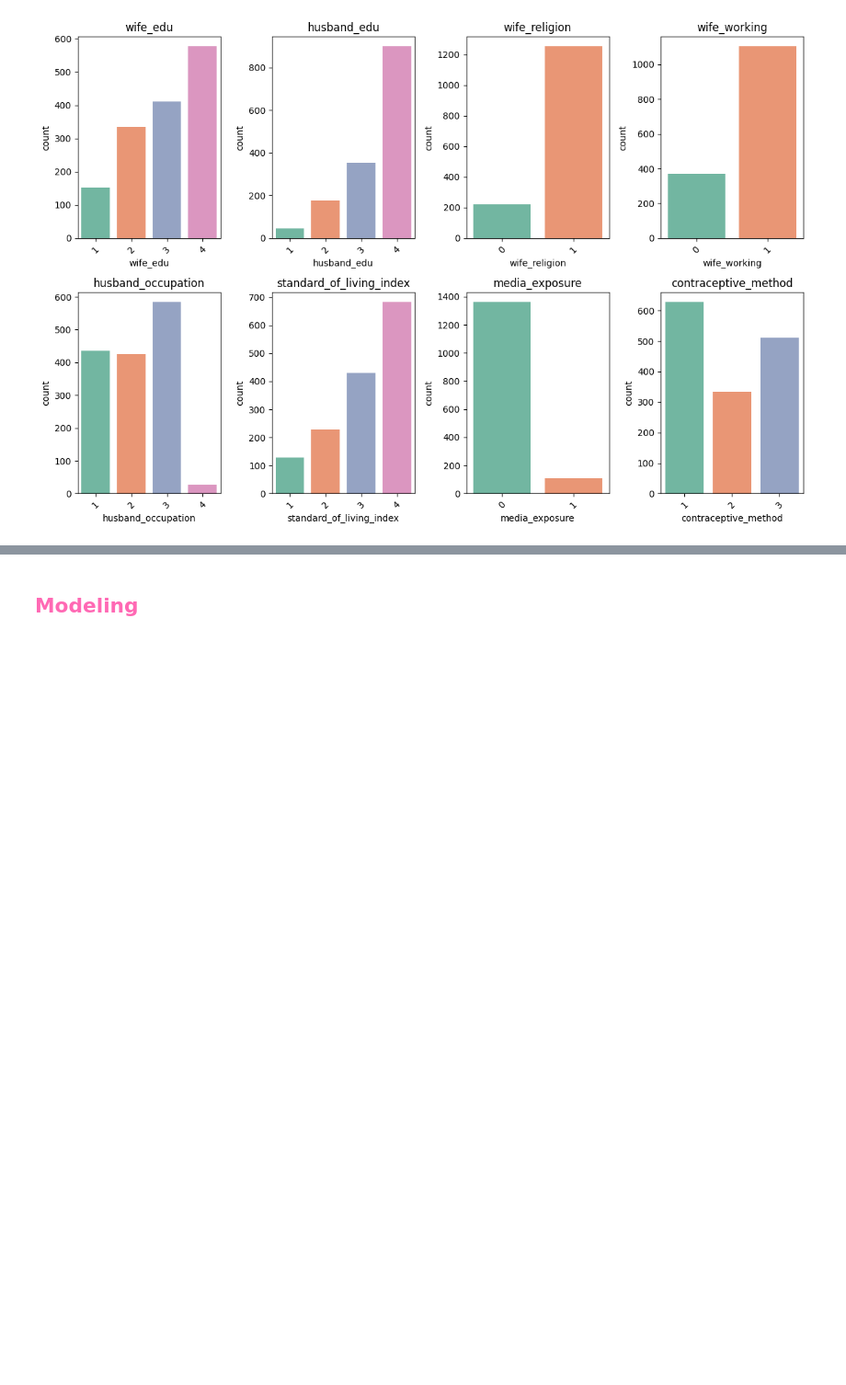
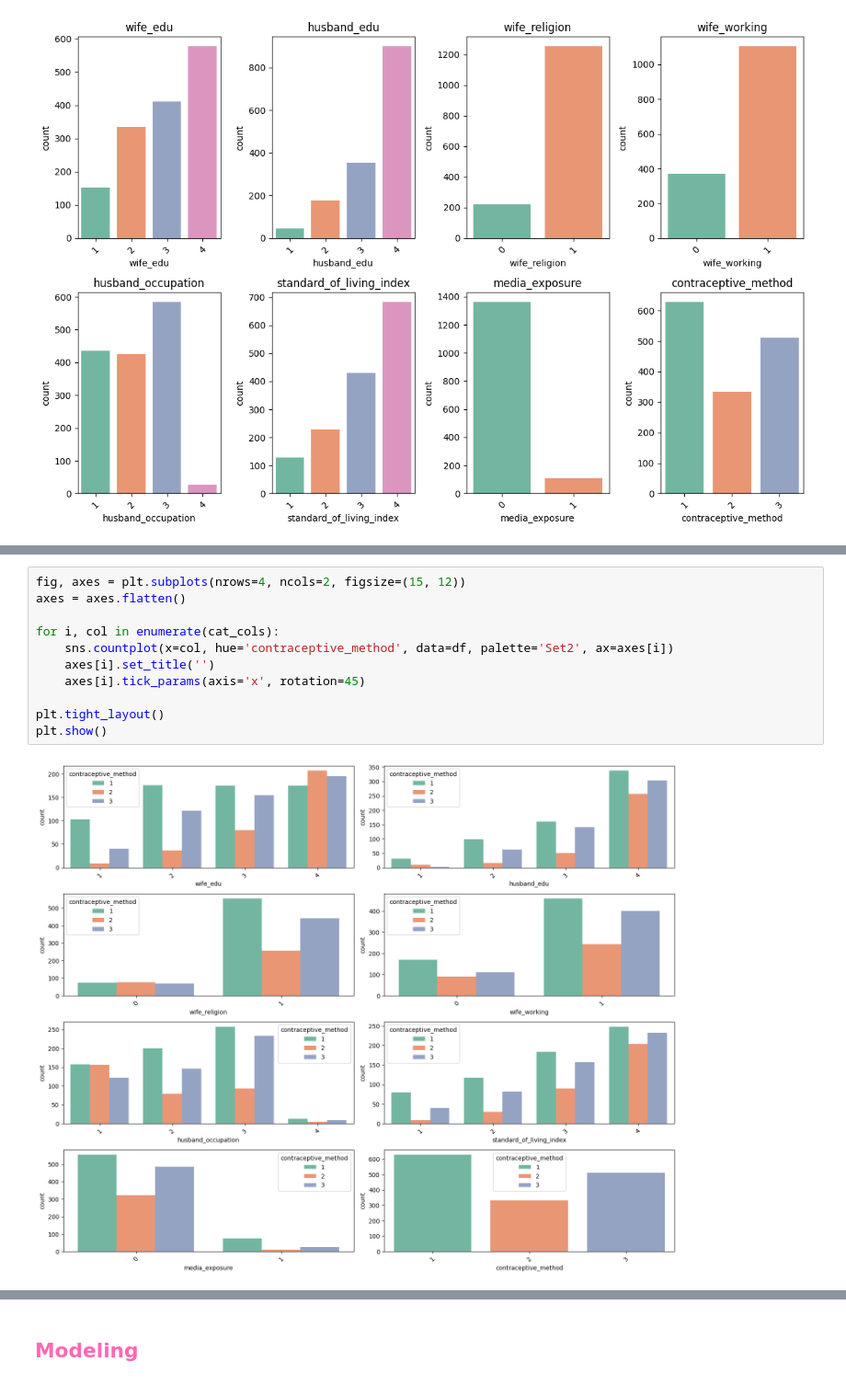
Before and after one commit to fabiola-rojas/itcs3162-proj2, a Jupyter notebook: proj2-contraceptives.ipynb, the cells around one changed output, grey strips where cells are left out. Shown at 92% size. Drawn from its saved outputs; the diff is of its cells as text; blank space fills up the shorter version.

```diff
--- a/proj2-contraceptives.ipynb
+++ b/proj2-contraceptives.ipynb
@@ -174,0 +247,13 @@ plt.show()
+# %%
+fig, axes = plt.subplots(nrows=4, ncols=2, figsize=(15, 12))
+axes = axes.flatten()
+
+for i, col in enumerate(cat_cols):
+    sns.countplot(x=col, hue='contraceptive_method', data=df, palette='Set2', ax=axes[i])
+    axes[i].set_title('')
+    axes[i].tick_params(axis='x', rotation=45)
+
+plt.tight_layout()
+plt.show()
+# %% [output]
+[figure, added]
```
Also changed, not shown: parts of 66 cells of this notebook.
